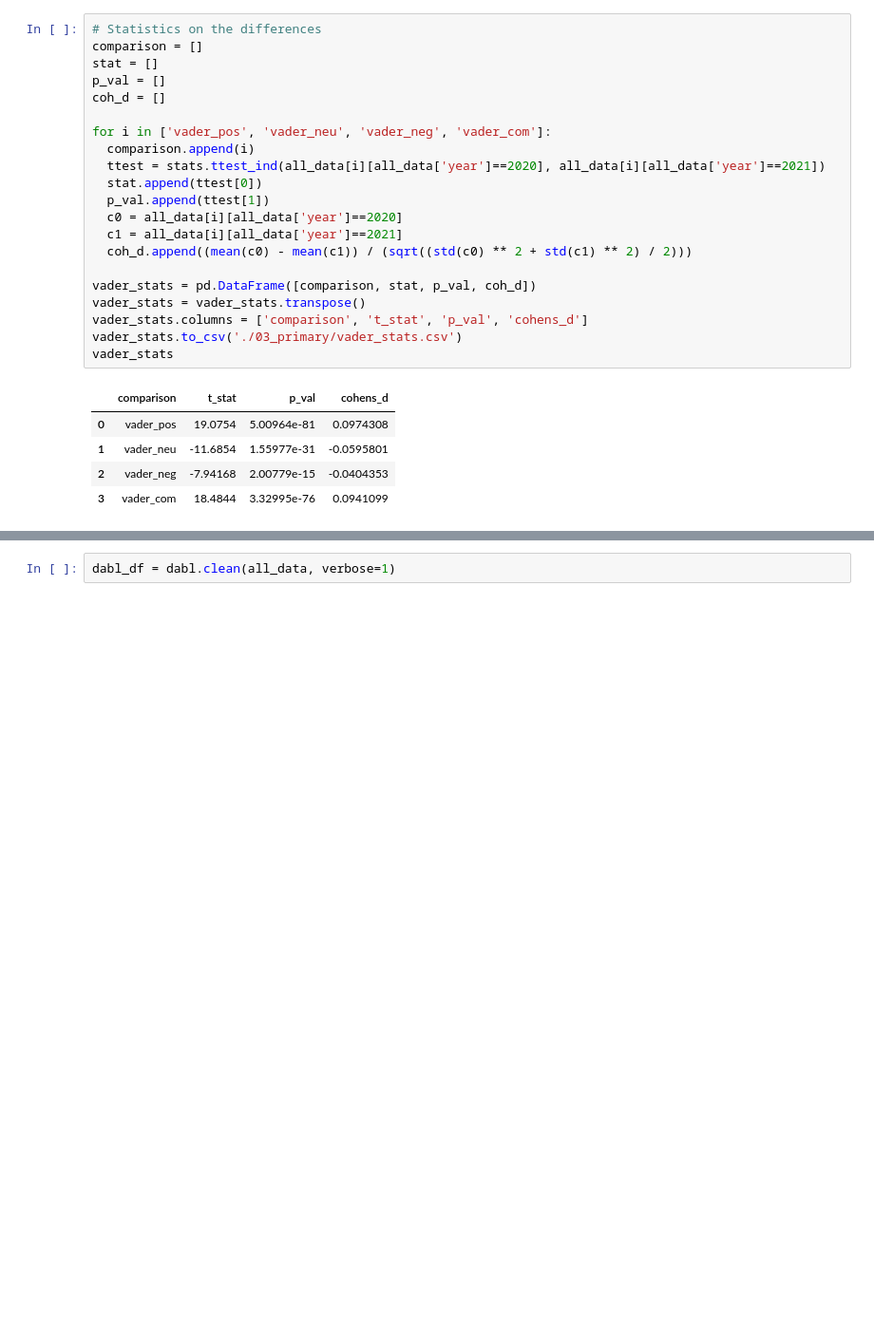
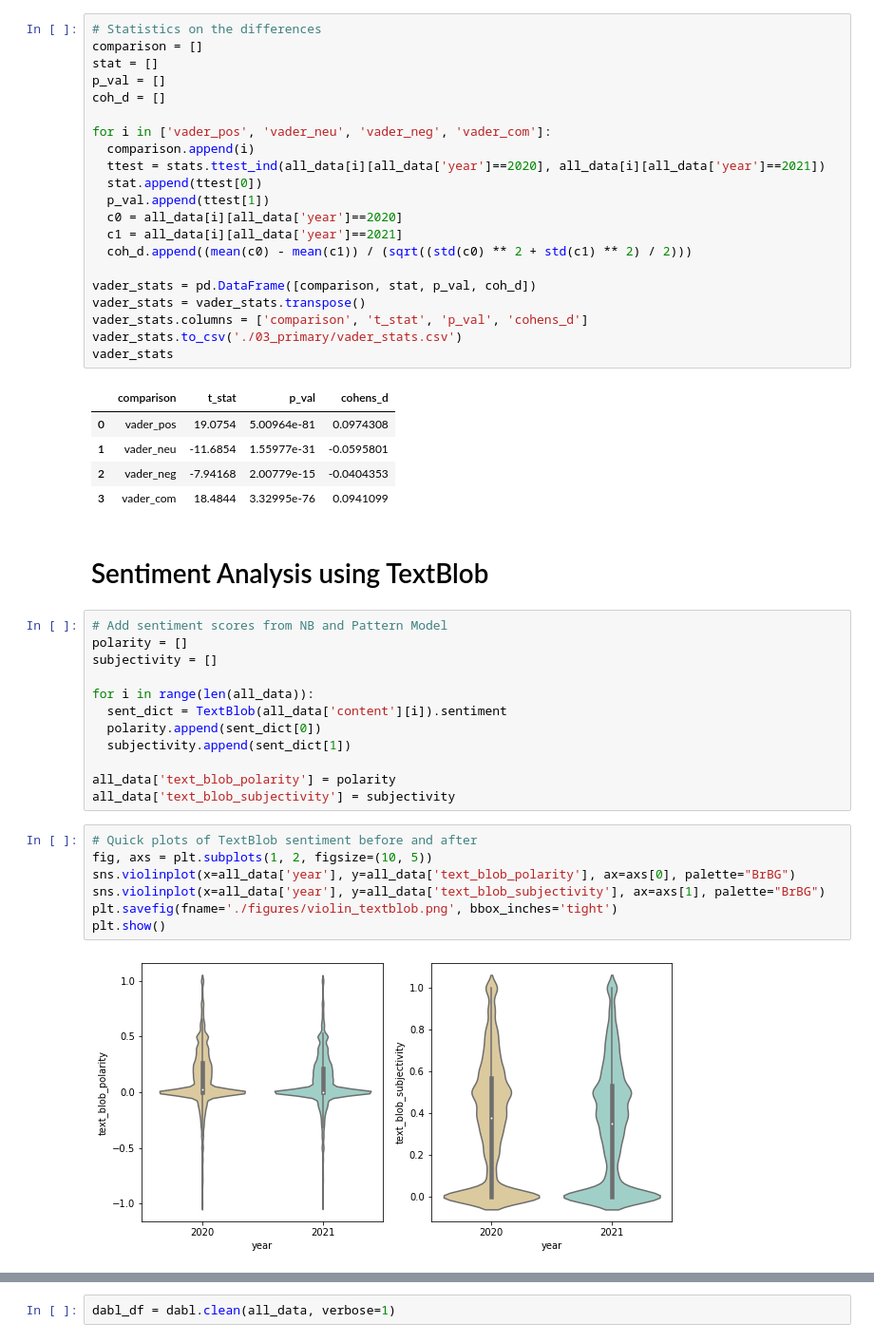
Before and after one commit to david-j-cox/twitter-higher-ed, a Jupyter notebook: sentiment_dabl_analyses.ipynb, the cells around one changed output, grey strips where cells are left out. Shown: that part at 95% size. Drawn from its saved outputs; the diff is of its cells as text; blank space fills up the shorter version.

```diff
--- a/sentiment_dabl_analyses.ipynb
+++ b/sentiment_dabl_analyses.ipynb
@@ -185,3 +198,26 @@ vader_stats
 | 1 | vader_neu | -11.6854 | 1.55977e-31 | -0.0595801 |
 | 2 | vader_neg | -7.94168 | 2.00779e-15 | -0.0404353 |
 | 3 | vader_com | 18.4844 | 3.32995e-76 | 0.0941099 |
+# %% [markdown]
+# Sentiment Analysis using TextBlob
+# %%
+# Add sentiment scores from NB and Pattern Model
+polarity = []
+subjectivity = []
+
+for i in range(len(all_data)):
+  sent_dict = TextBlob(all_data['content'][i]).sentiment
+  polarity.append(sent_dict[0])
+  subjectivity.append(sent_dict[1])
+
+all_data['text_blob_polarity'] = polarity
+all_data['text_blob_subjectivity'] = subjectivity
+# %%
+# Quick plots of TextBlob sentiment before and after
+fig, axs = plt.subplots(1, 2, figsize=(10, 5))
+sns.violinplot(x=all_data['year'], y=all_data['text_blob_polarity'], ax=axs[0], palette="BrBG")
+sns.violinplot(x=all_data['year'], y=all_data['text_blob_subjectivity'], ax=axs[1], palette="BrBG")
+plt.savefig(fname='./figures/violin_textblob.png', bbox_inches='tight')
+plt.show()
+# %% [output]
+[figure, added]
```
Also changed, not shown: parts of 7 cells of this notebook.
